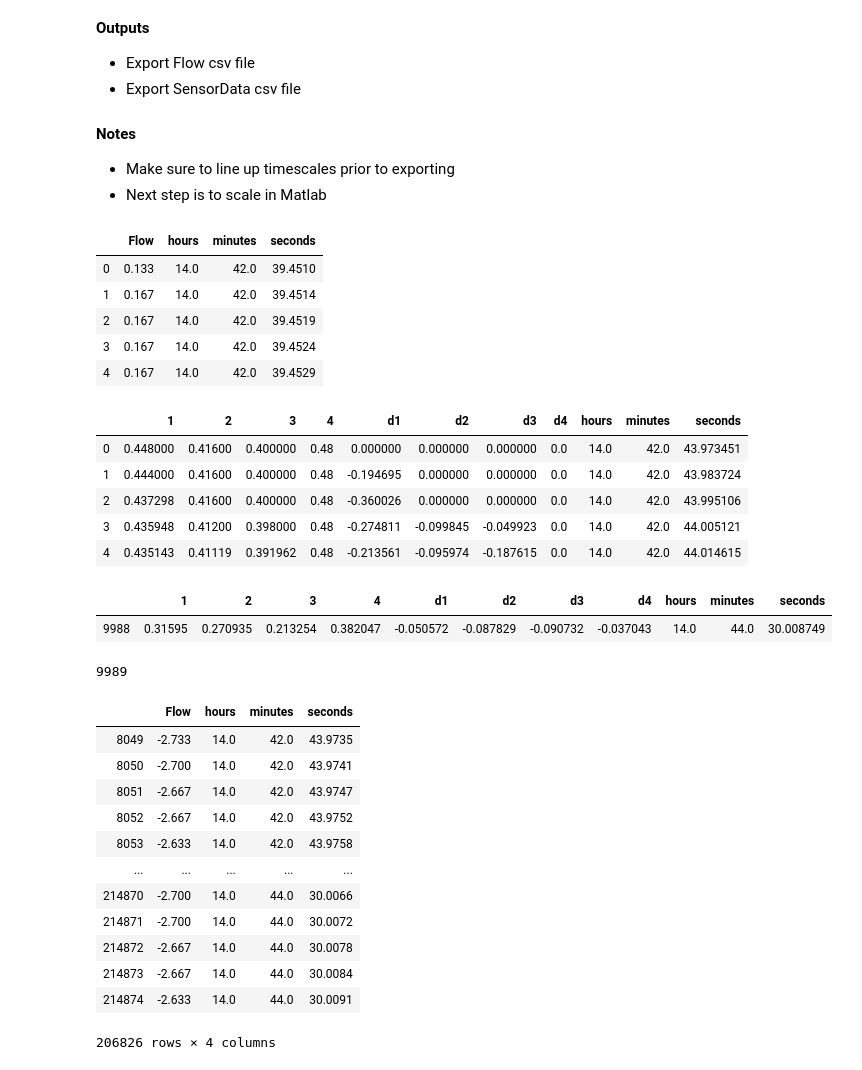
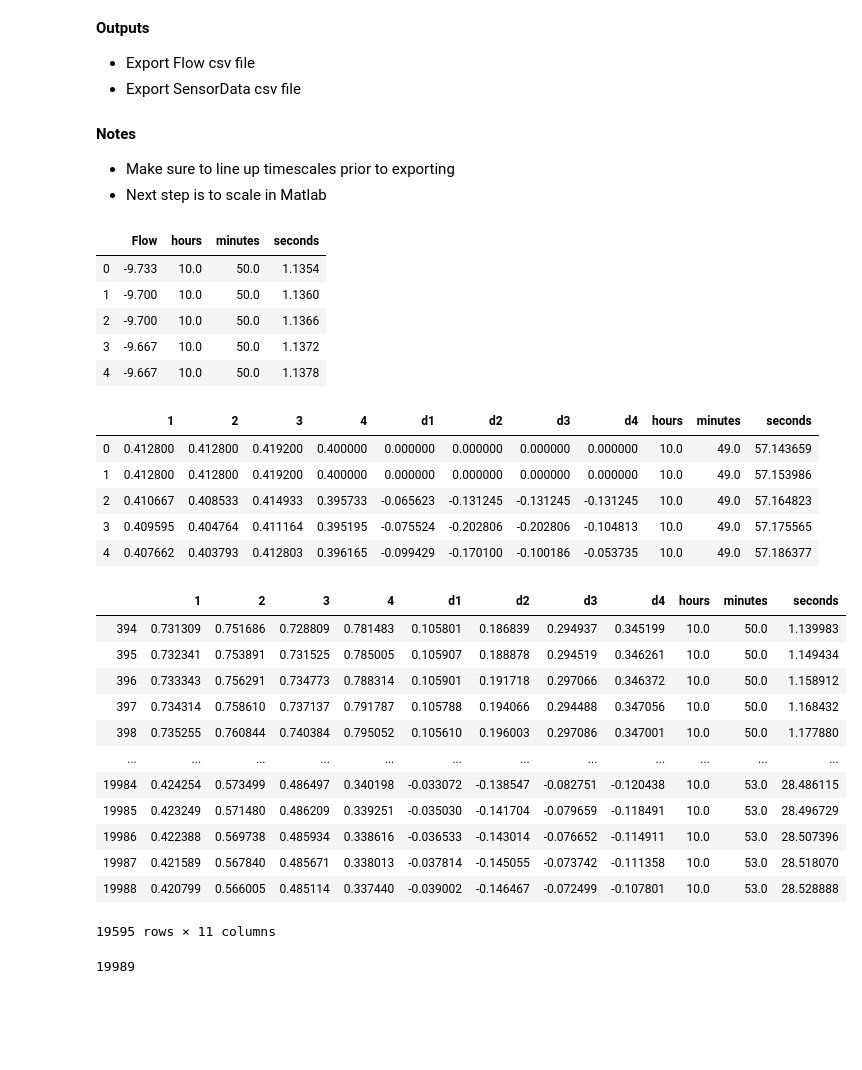
Before and after one commit to msfurr/coral_host, a Jupyter notebook: Jupyter_Notebooks/TrainingDataCleaning.ipynb, the cells around one changed output. Cells and saved outputs as stored; diff of their text form; code cells hidden in the pictures; blank space fills up the shorter version.

```diff
--- a/Jupyter_Notebooks/TrainingDataCleaning.ipynb
+++ b/Jupyter_Notebooks/TrainingDataCleaning.ipynb
@@ -19,8 +19,8 @@ import matplotlib.pyplot as plt
 import time
 import datetime
 
-df = pd.read_excel('TestingData_11_7_Sensors.xlsx')
-flow = pd.read_csv('TestingData_11_7.csv')
+df = pd.read_excel('sensor_training_2.xlsx')
+flow = pd.read_csv('flow_walking_2.csv')
 # %%
 hours = []
 minutes = []
@@ -43,11 +43,11 @@ flow.columns = ['Flow', 'hours', 'minutes', 'seconds']
 flow.head()
 # %% [output]
 |  | Flow | hours | minutes | seconds |
-| 0 | 0.133 | 14.0 | 42.0 | 39.4510 |
-| 1 | 0.167 | 14.0 | 42.0 | 39.4514 |
-| 2 | 0.167 | 14.0 | 42.0 | 39.4519 |
-| 3 | 0.167 | 14.0 | 42.0 | 39.4524 |
-| 4 | 0.167 | 14.0 | 42.0 | 39.4529 |
+| 0 | -9.733 | 10.0 | 50.0 | 1.1354 |
+| 1 | -9.700 | 10.0 | 50.0 | 1.1360 |
+| 2 | -9.700 | 10.0 | 50.0 | 1.1366 |
+| 3 | -9.667 | 10.0 | 50.0 | 1.1372 |
+| 4 | -9.667 | 10.0 | 50.0 | 1.1378 |
 # %%
 seconds = []
 minutes = []
@@ -70,33 +70,28 @@ df.columns = ['1', '2', '3', '4', 'd1', 'd2', 'd3', 'd4', 'hours', 'minutes', 's
 df.head()
 # %% [output]
 |  | 1 | 2 | 3 | 4 | d1 | d2 | d3 | d4 | hours | minutes | seconds |
-| 0 | 0.448000 | 0.41600 | 0.400000 | 0.48 | 0.000000 | 0.000000 | 0.000000 | 0.0 | 14.0 | 42.0 | 43.973451 |
-| 1 | 0.444000 | 0.41600 | 0.400000 | 0.48 | -0.194695 | 0.000000 | 0.000000 | 0.0 | 14.0 | 42.0 | 43.983724 |
-| 2 | 0.437298 | 0.41600 | 0.400000 | 0.48 | -0.360026 | 0.000000 | 0.000000 | 0.0 | 14.0 | 42.0 | 43.995106 |
-| 3 | 0.435948 | 0.41200 | 0.398000 | 0.48 | -0.274811 | -0.099845 | -0.049923 | 0.0 | 14.0 | 42.0 | 44.005121 |
-| 4 | 0.435143 | 0.41119 | 0.391962 | 0.48 | -0.213561 | -0.095974 | -0.187615 | 0.0 | 14.0 | 42.0 | 44.014615 |
+| 0 | 0.412800 | 0.412800 | 0.419200 | 0.400000 | 0.000000 | 0.000000 | 0.000000 | 0.000000 | 10.0 | 49.0 | 57.143659 |
+| 1 | 0.412800 | 0.412800 | 0.419200 | 0.400000 | 0.000000 | 0.000000 | 0.000000 | 0.000000 | 10.0 | 49.0 | 57.153986 |
+| 2 | 0.410667 | 0.408533 | 0.414933 | 0.395733 | -0.065623 | -0.131245 | -0.131245 | -0.131245 | 10.0 | 49.0 | 57.164823 |
+| 3 | 0.409595 | 0.404764 | 0.411164 | 0.395195 | -0.075524 | -0.202806 | -0.202806 | -0.104813 | 10.0 | 49.0 | 57.175565 |
+| 4 | 0.407662 | 0.403793 | 0.412803 | 0.396165 | -0.099429 | -0.170100 | -0.100186 | -0.053735 | 10.0 | 49.0 | 57.186377 |
 # %%
-df[9988:]
+df[394:]
 # %% [output]
 |  | 1 | 2 | 3 | 4 | d1 | d2 | d3 | d4 | hours | minutes | seconds |
-| 9988 | 0.31595 | 0.270935 | 0.213254 | 0.382047 | -0.050572 | -0.087829 | -0.090732 | -0.037043 | 14.0 | 44.0 | 30.008749 |
+| 394 | 0.731309 | 0.751686 | 0.728809 | 0.781483 | 0.105801 | 0.186839 | 0.294937 | 0.345199 | 10.0 | 50.0 | 1.139983 |
+| 395 | 0.732341 | 0.753891 | 0.731525 | 0.785005 | 0.105907 | 0.188878 | 0.294519 | 0.346261 | 10.0 | 50.0 | 1.149434 |
+| 396 | 0.733343 | 0.756291 | 0.734773 | 0.788314 | 0.105901 | 0.191718 | 0.297066 | 0.346372 | 10.0 | 50.0 | 1.158912 |
+| 397 | 0.734314 | 0.758610 | 0.737137 | 0.791787 | 0.105788 | 0.194066 | 0.294488 | 0.347056 | 10.0 | 50.0 | 1.168432 |
+| 398 | 0.735255 | 0.760844 | 0.740384 | 0.795052 | 0.105610 | 0.196003 | 0.297086 | 0.347001 | 10.0 | 50.0 | 1.177880 |
+| ... | ... | ... | ... | ... | ... | ... | ... | ... | ... | ... | ... |
+| 19984 | 0.424254 | 0.573499 | 0.486497 | 0.340198 | -0.033072 | -0.138547 | -0.082751 | -0.120438 | 10.0 | 53.0 | 28.486115 |
+| 19985 | 0.423249 | 0.571480 | 0.486209 | 0.339251 | -0.035030 | -0.141704 | -0.079659 | -0.118491 | 10.0 | 53.0 | 28.496729 |
+| 19986 | 0.422388 | 0.569738 | 0.485934 | 0.338616 | -0.036533 | -0.143014 | -0.076652 | -0.114911 | 10.0 | 53.0 | 28.507396 |
+| 19987 | 0.421589 | 0.567840 | 0.485671 | 0.338013 | -0.037814 | -0.145055 | -0.073742 | -0.111358 | 10.0 | 53.0 | 28.518070 |
+| 19988 | 0.420799 | 0.566005 | 0.485114 | 0.337440 | -0.039002 | -0.146467 | -0.072499 | -0.107801 | 10.0 | 53.0 | 28.528888 |
+19595 rows × 11 columns
 # %%
 len(df)
 # %% [output]
-9989
+19989
-# %%
-flow[8049:214875]
-# %% [output]
-|  | Flow | hours | minutes | seconds |
-| 8049 | -2.733 | 14.0 | 42.0 | 43.9735 |
-| 8050 | -2.700 | 14.0 | 42.0 | 43.9741 |
-| 8051 | -2.667 | 14.0 | 42.0 | 43.9747 |
-| 8052 | -2.667 | 14.0 | 42.0 | 43.9752 |
-| 8053 | -2.633 | 14.0 | 42.0 | 43.9758 |
-| ... | ... | ... | ... | ... |
-| 214870 | -2.700 | 14.0 | 44.0 | 30.0066 |
-| 214871 | -2.700 | 14.0 | 44.0 | 30.0072 |
-| 214872 | -2.667 | 14.0 | 44.0 | 30.0078 |
-| 214873 | -2.667 | 14.0 | 44.0 | 30.0084 |
-| 214874 | -2.633 | 14.0 | 44.0 | 30.0091 |
-206826 rows × 4 columns
```
Also changed, not shown: parts of 7 cells of this notebook, 7 other files.
